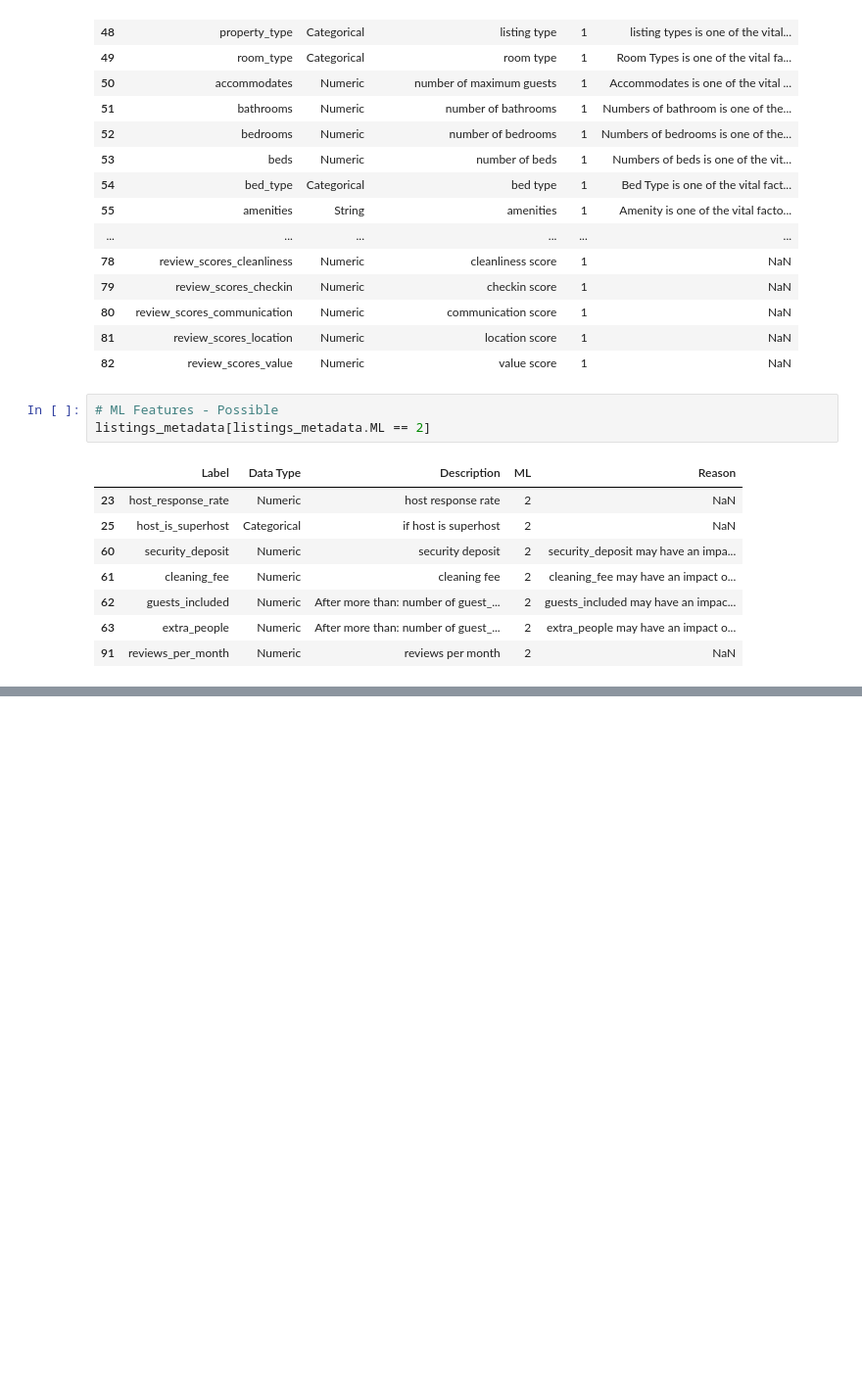
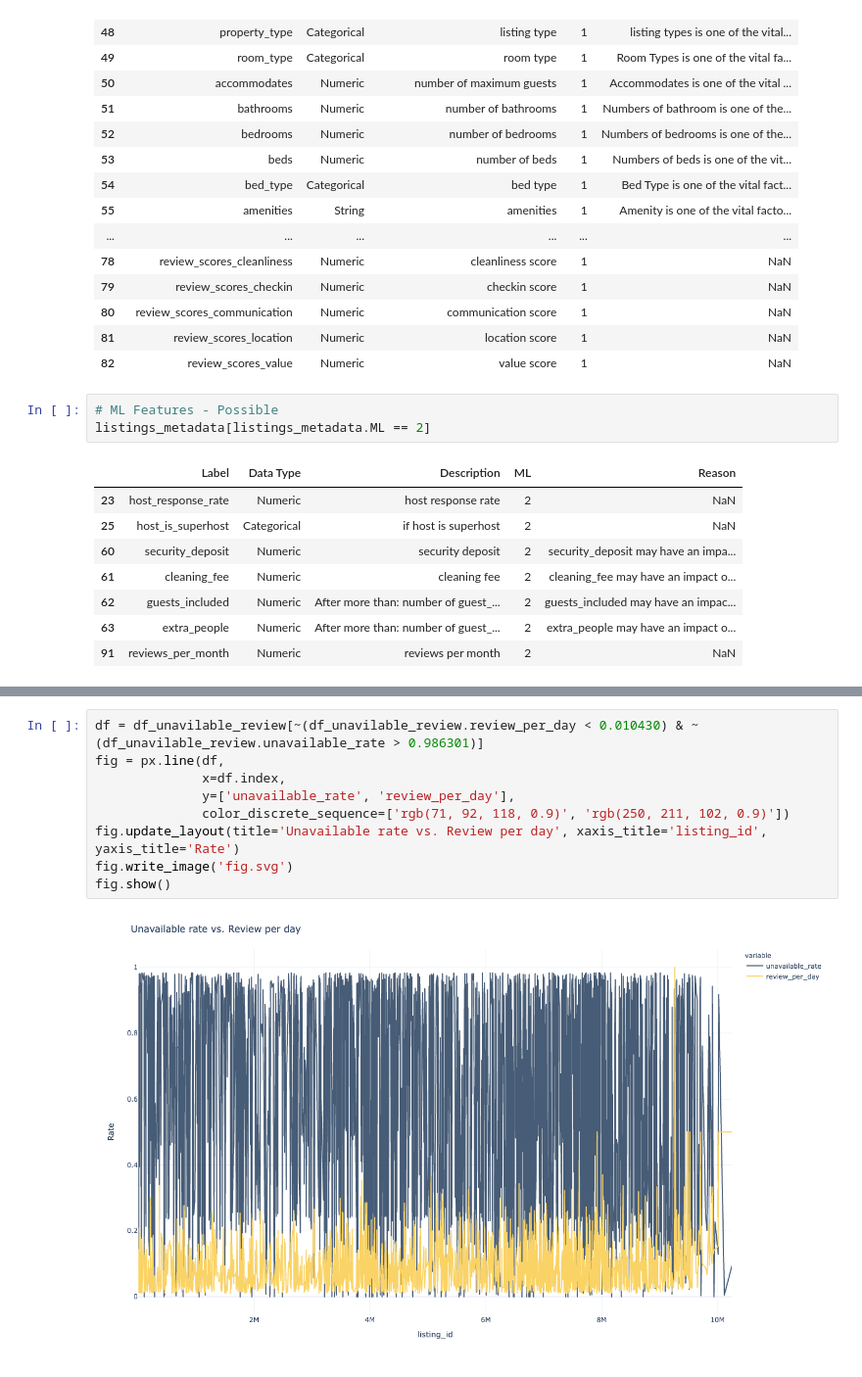
Before and after one commit to ZacksAmber/Kaggle-Seattle-Airbnb, a Jupyter notebook: Untitled.ipynb, the cells around one changed output, grey strips where cells are left out. Shown: that part at 98% size. Cells and saved outputs as stored; diff of their text form; blank space fills up the shorter version.

```diff
--- a/Untitled.ipynb
+++ b/Untitled.ipynb
@@ -1073,0 +378,11 @@ listings[listings.maximum_nights <= 90].shape
+# %%
+df = df_unavilable_review[~(df_unavilable_review.review_per_day < 0.010430) & ~(df_unavilable_review.unavailable_rate > 0.986301)]
+fig = px.line(df,
+              x=df.index,
+              y=['unavailable_rate', 'review_per_day'],
+              color_discrete_sequence=['rgb(71, 92, 118, 0.9)', 'rgb(250, 211, 102, 0.9)'])
+fig.update_layout(title='Unavailable rate vs. Review per day', xaxis_title='listing_id', yaxis_title='Rate')
+fig.write_image('fig.svg')
+fig.show()
+# %% [output]
+[figure, added]
```
Also changed, not shown: parts of 72 cells of this notebook, 2 other files.
